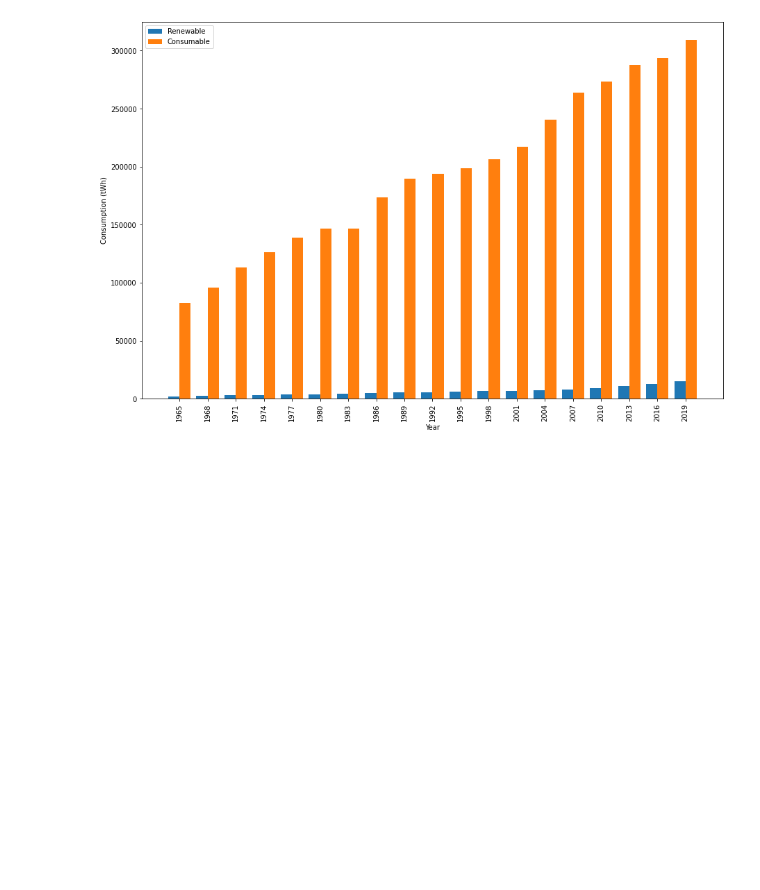
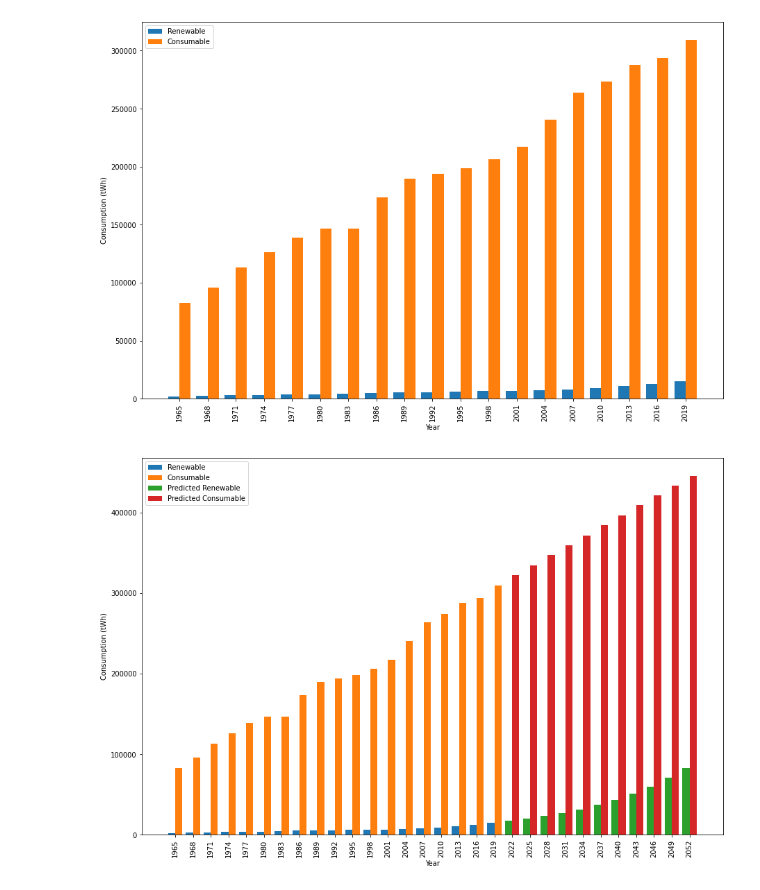
Before and after one commit to DarkoBashukoski/PR21DBKPNSET, a Jupyter notebook: report.ipynb, the cells around one changed output. Cells and saved outputs as stored; diff of their text form; code cells hidden in the pictures; blank space fills up the shorter version.

Commit message:
predictions

```diff
--- a/report.ipynb
+++ b/report.ipynb
@@ -282,3 +282,31 @@ plt.legend()
 plt.show()
 # %% [output]
 [figure]
+# %%
+from statsmodels.tsa.ar_model import AutoReg
+
+model = AutoReg(renewable, lags=1)
+model_fit = model.fit()
+
+modelNon = AutoReg(nonRenewable, lags=1)
+modelNon_fit = modelNon.fit()
+
+r=model_fit.predict(len(renewable), len(renewable) + 10)
+nr=modelNon_fit.predict(len(nonRenewable), len(nonRenewable) + 10)
+
+X_axis = np.arange(len(years))
+plt.figure(figsize=(15, 10))
+ax = plt.subplot(111)
+ax.bar(X_axis - 0.2, renewable, 0.4, label = 'Renewable')
+ax.bar(X_axis + 0.2, nonRenewable, 0.4, label = 'Consumable')
+X_axis1 = np.arange(len(years),len(years)+11)
+ax.bar(X_axis1 - 0.2, list(r), 0.4, label = 'Predicted Renewable',)
+ax.bar(X_axis1 + 0.2, list(nr), 0.4, label = 'Predicted Consumable')
+plt.xlabel("Year")
+plt.ylabel("Consumption (tWh)")
+plt.xticks(np.arange(len(years)+11),range(1965, 2053, 3),rotation=90)
+plt.legend()
+
+plt.show();
+# %% [output]
+[figure, added]
```
Also changed, not shown: parts of 1 cell of this notebook.
